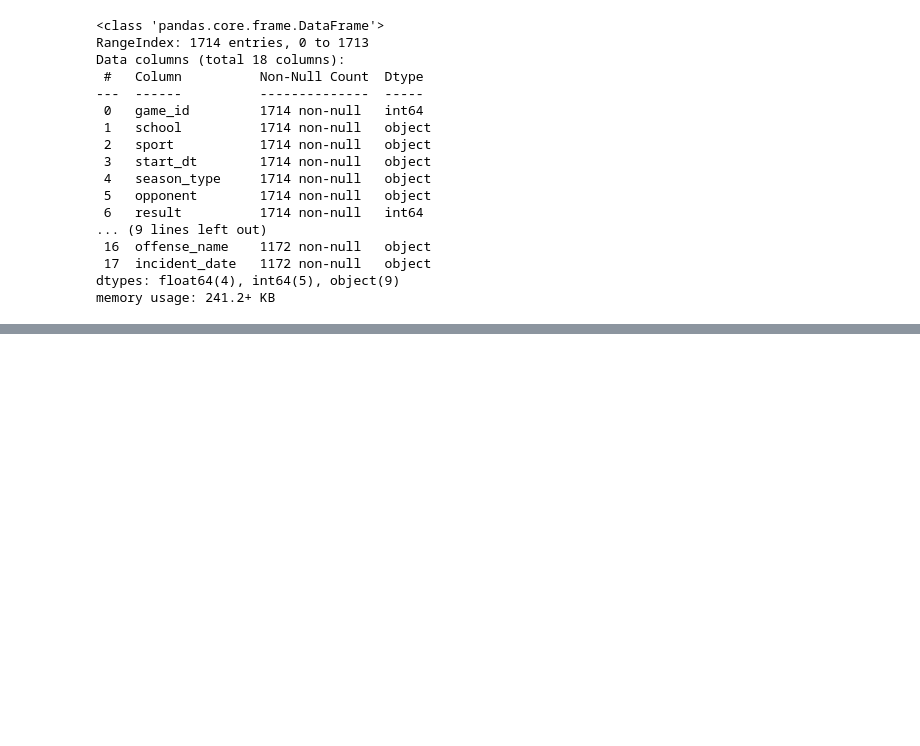
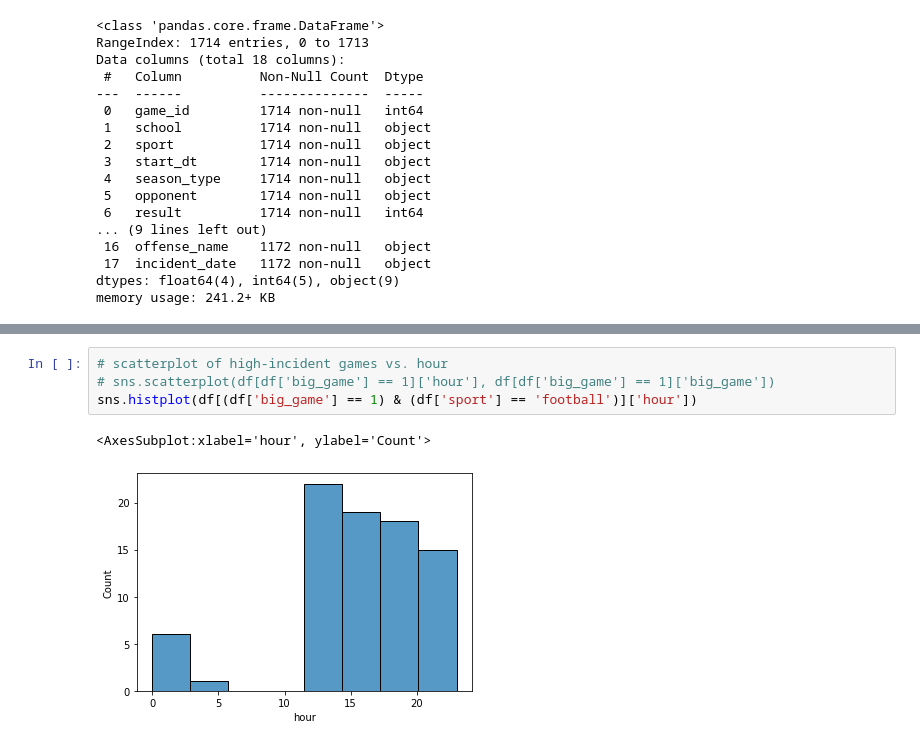
Before and after one commit to djboudia/milestone, a Jupyter notebook: 03_notebooks/06_sports_crime_eda.ipynb, the cells around one changed output, grey strips where cells are left out. Saved outputs shown, nothing was run; the diff lists cells and outputs as text; blank space fills up the shorter version.

```diff
--- a/03_notebooks/06_sports_crime_eda.ipynb
+++ b/03_notebooks/06_sports_crime_eda.ipynb
@@ -25,0 +231,7 @@ memory usage: 241.2+ KB
+# %%
+# scatterplot of high-incident games vs. hour
+# sns.scatterplot(df[df['big_game'] == 1]['hour'], df[df['big_game'] == 1]['big_game'])
+sns.histplot(df[(df['big_game'] == 1) & (df['sport'] == 'football')]['hour'])
+# %% [output]
+<AxesSubplot:xlabel='hour', ylabel='Count'>
+[figure, added]
```
Also changed, not shown: parts of 30 cells of this notebook.
